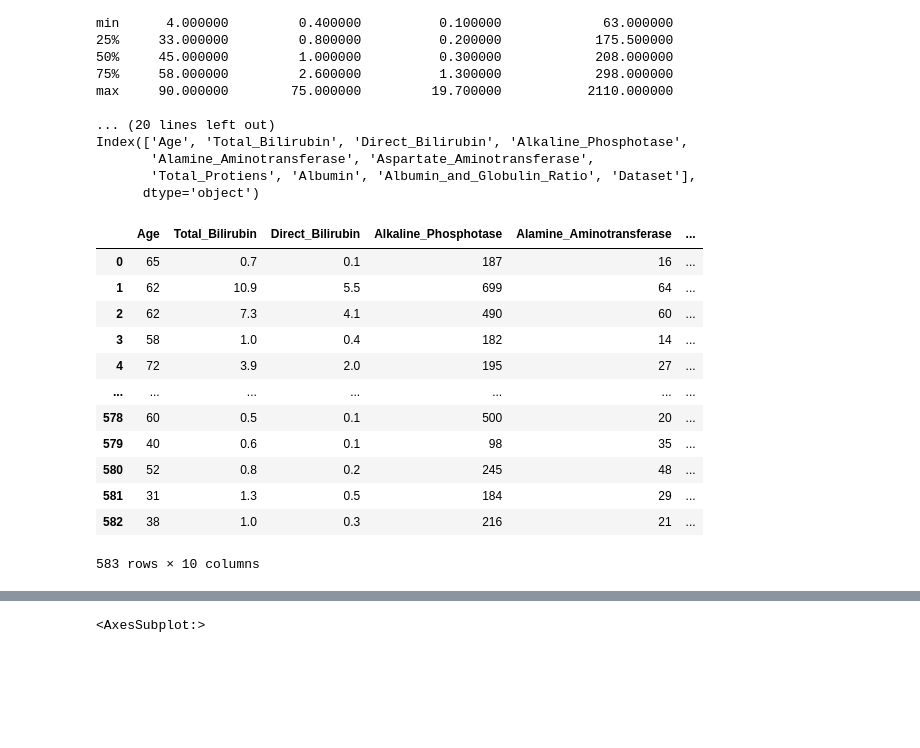
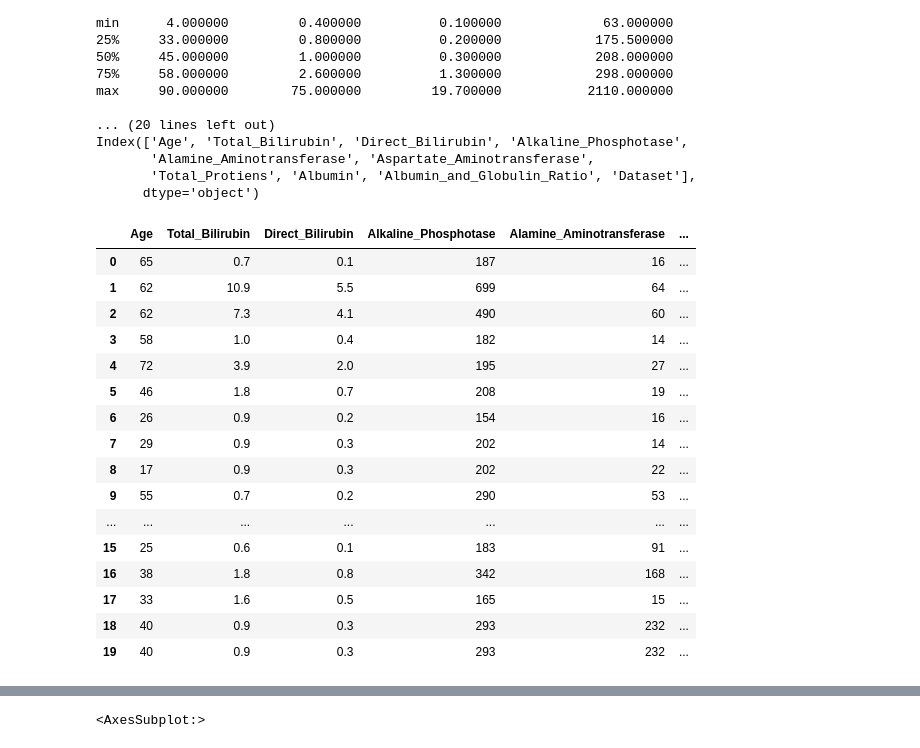
Before and after one commit to tito-datta/LiverDisease_LogisticRegression_NaiveBayes_Classifier, a Jupyter notebook: assignment2.ipynb, the cells around one changed output, grey strips where cells are left out. Cells and saved outputs as stored; diff of their text form; code cells hidden in the pictures; blank space fills up the shorter version.

```diff
--- a/assignment2.ipynb
+++ b/assignment2.ipynb
@@ -46,20 +46,24 @@ Index(['Age', 'Total_Bilirubin', 'Direct_Bilirubin', 'Alkaline_Phosphotase',
 # %%
 # Convert Categorical data into numerical
 liver_df['Dataset'] = liver_df['Dataset'].replace('Yes', 1).replace('No',0)
-liver_df
+liver_df.head(20)
 # %% [output]
 |  | Age | Total_Bilirubin | Direct_Bilirubin | Alkaline_Phosphotase | Alamine_Aminotransferase | ... |
 | 0 | 65 | 0.7 | 0.1 | 187 | 16 | ... |
 | 1 | 62 | 10.9 | 5.5 | 699 | 64 | ... |
 | 2 | 62 | 7.3 | 4.1 | 490 | 60 | ... |
 | 3 | 58 | 1.0 | 0.4 | 182 | 14 | ... |
 | 4 | 72 | 3.9 | 2.0 | 195 | 27 | ... |
+| 5 | 46 | 1.8 | 0.7 | 208 | 19 | ... |
+| 6 | 26 | 0.9 | 0.2 | 154 | 16 | ... |
+| 7 | 29 | 0.9 | 0.3 | 202 | 14 | ... |
+| 8 | 17 | 0.9 | 0.3 | 202 | 22 | ... |
+| 9 | 55 | 0.7 | 0.2 | 290 | 53 | ... |
 | ... | ... | ... | ... | ... | ... | ... |
-| 578 | 60 | 0.5 | 0.1 | 500 | 20 | ... |
-| 579 | 40 | 0.6 | 0.1 | 98 | 35 | ... |
-| 580 | 52 | 0.8 | 0.2 | 245 | 48 | ... |
-| 581 | 31 | 1.3 | 0.5 | 184 | 29 | ... |
-| 582 | 38 | 1.0 | 0.3 | 216 | 21 | ... |
+| 15 | 25 | 0.6 | 0.1 | 183 | 91 | ... |
+| 16 | 38 | 1.8 | 0.8 | 342 | 168 | ... |
+| 17 | 33 | 1.6 | 0.5 | 165 | 15 | ... |
+| 18 | 40 | 0.9 | 0.3 | 293 | 232 | ... |
+| 19 | 40 | 0.9 | 0.3 | 293 | 232 | ... |
-583 rows × 10 columns
 # %%
 # check for NaN and null values
```
Also changed, not shown: parts of 15 cells of this notebook.
